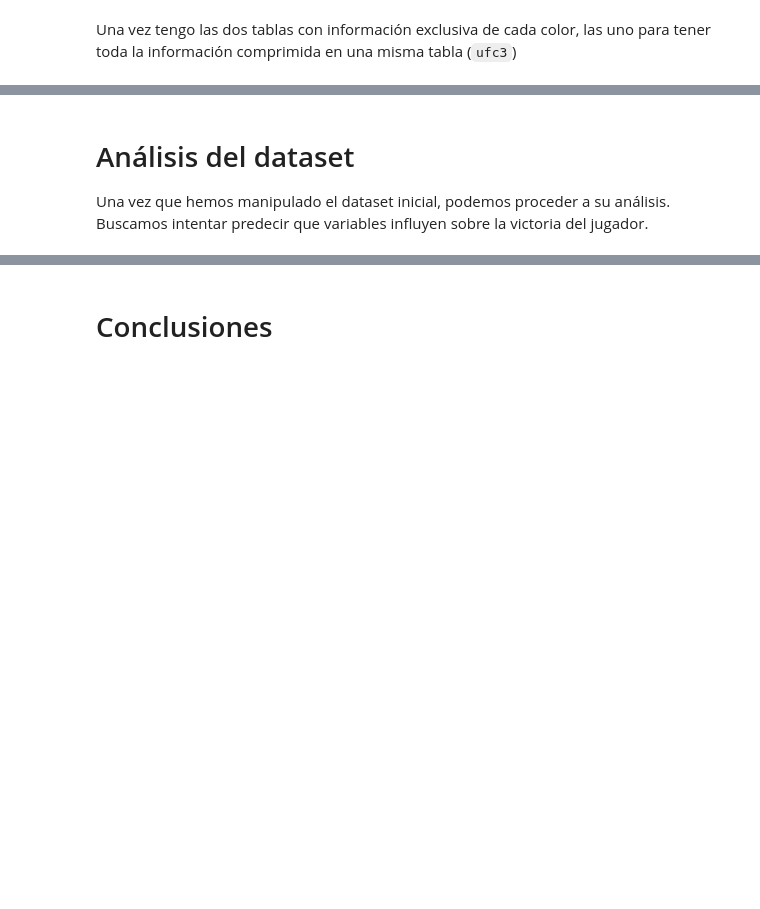
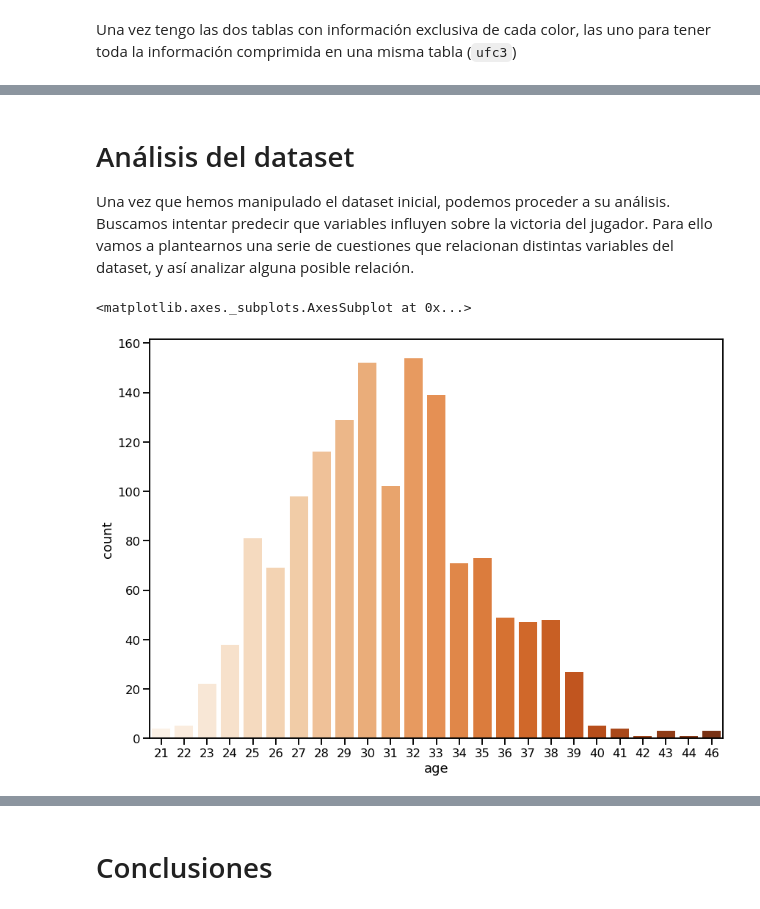
Before and after one commit to aliciavzarco/Python-1-UFC, a Jupyter notebook: UFC Fights.ipynb, the cells around one changed output, grey strips where cells are left out. Cells and saved outputs as stored; diff of their text form; code cells hidden in the pictures; blank space fills up the shorter version.

```diff
--- a/UFC Fights.ipynb
+++ b/UFC Fights.ipynb
@@ -359,0 +315,27 @@ ufc_Red
+# %%
+# Creamos una tabla para Blue y le cambiamos el nombre
+
+ufc_blue = ufc3[(ufc3.winner == 'blue')]
+
+ufc_blue = ufc_blue[['fight_id', 'date', 'winner', 'winby', 'max_round',
+             'b_prev', 'b_streak', 'b_age', 'b_height', 'b_location', 'b_hometown',
+             'b_strikes_clinch_body','b_strikes_clinch_head', 'b_strikes_distance_body','b_strikes_distance_head']]
+
+ufc_blue.columns = ['fight_id', 'date', 'winner', 'winby', 'max_round',
+             'prev', 'streak', 'age', 'height', 'location', 'hometown',
+             'strikes_clinch_body','strikes_clinch_head', 'strikes_distance_body','strikes_distance_head']
+
+#Hacemos lo mismo con el Rojo
+
+ufc_red = ufc3[(ufc3.winner == 'red')]
+
+
+ufc_red= ufc_red[['fight_id', 'date', 'winner', 'winby', 'max_round',
+             'r_prev', 'r_streak', 'r_age', 'r_height', 'r_location', 'r_hometown',
+             'r_strikes_clinch_body','r_strikes_clinch_head', 'r_strikes_distance_body','r_strikes_distance_head']]
+
+ufc_red.columns = ['fight_id', 'date', 'winner', 'winby', 'max_round',
+             'prev', 'streak', 'age', 'height', 'location', 'hometown',
+             'strikes_clinch_body','strikes_clinch_head', 'strikes_distance_body','strikes_distance_head']
+
+ufc_red
@@ -360,5 +356,6 @@ ufc_Red
 # %% [markdown]
 Una vez tengo las dos tablas con información exclusiva de cada color, las uno para tener toda la información comprimida en una misma tabla (`ufc3`)
 # %%
-ufc3 = pd.concat([ufc_Blue, ufc_Red], axis=0)
+ufc4 = pd.concat([ufc_blue, ufc_red], axis=0)
+ufc4
 # %% [output]
@@ -380,7 +375,7 @@ dtype: object
 # %% [markdown]
 # Análisis del dataset
 
-Una vez que hemos manipulado el dataset inicial, podemos proceder a su análisis. Buscamos intentar predecir que variables influyen sobre la victoria del jugador.
+Una vez que hemos manipulado el dataset inicial, podemos proceder a su análisis. Buscamos intentar predecir que variables influyen sobre la victoria del jugador. Para ello vamos a plantearnos una serie de cuestiones que relacionan distintas variables del dataset, y así analizar alguna posible relación.
 # %%
 import seaborn as sns
 import matplotlib.pyplot as plt
@@ -389,3 +384,11 @@ from matplotlib import rcParams
 
 rcParams['figure.figsize'] = 14, 10
 sns.set_context('talk')
+# %%
+#RELACIÓN ENTRE LOS GANDORES Y SU EDAD
+
+out = sns.countplot (x= 'age', data=ufc4, palette="Oranges")
+out
+# %% [output]
+<matplotlib.axes._subplots.AxesSubplot at 0x...>
+[figure, added]
```
Also changed, not shown: parts of 19 cells of this notebook.
